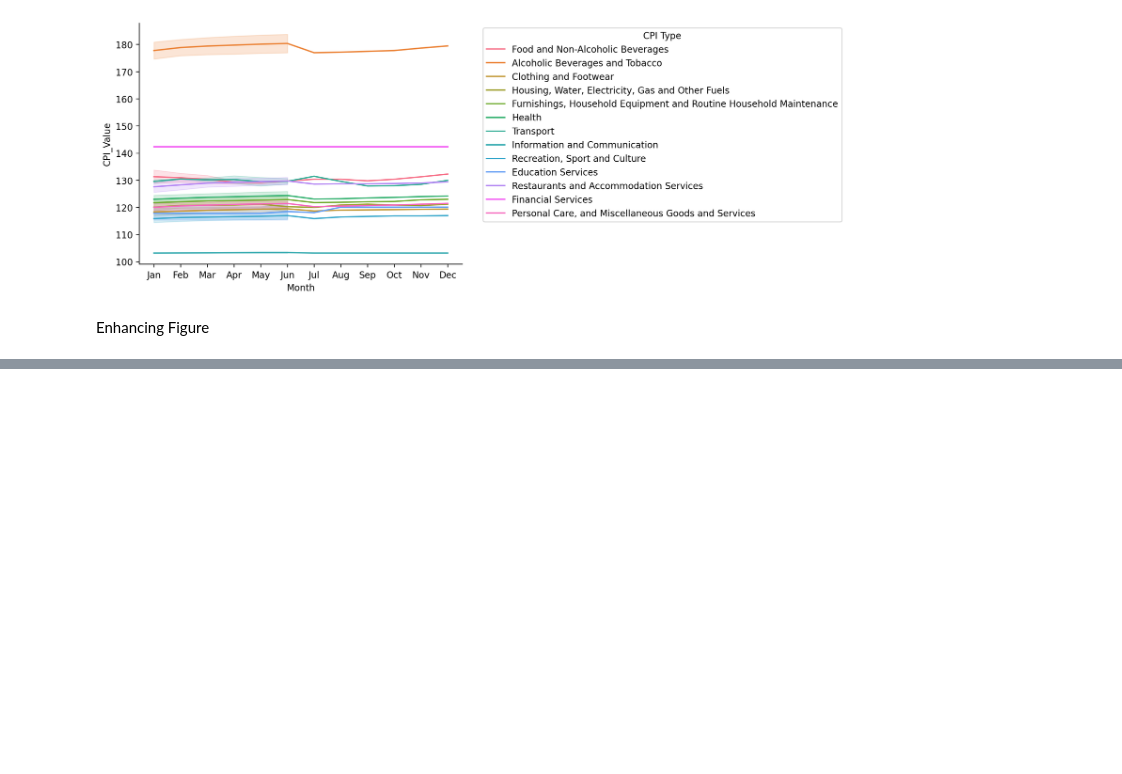
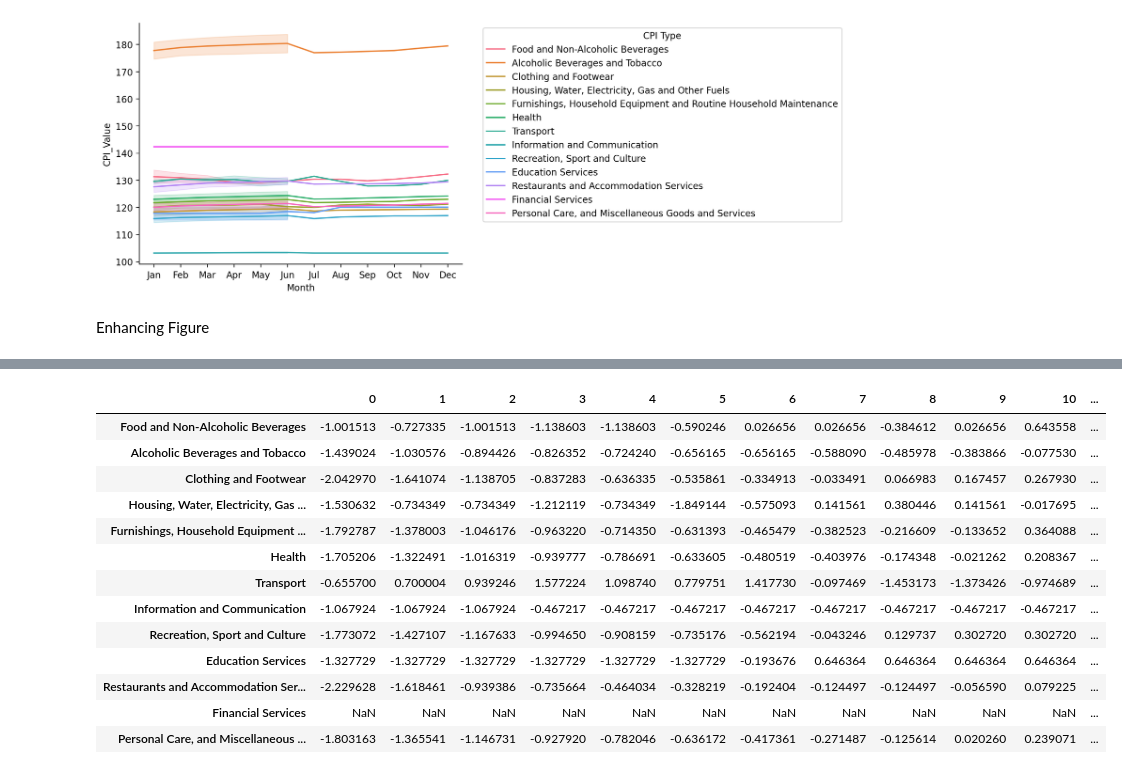
Before and after one commit to DeathNox/Philippine-CPI-Consumer-Price-Index-Trends-An-Introductory-Data-Analysis, a Jupyter notebook: plotting.ipynb, the cells around one changed output, grey strips where cells are left out. Cells and saved outputs as stored; diff of their text form; code cells hidden in the pictures; blank space fills up the shorter version.

```diff
--- a/plotting.ipynb
+++ b/plotting.ipynb
@@ -87,0 +102,26 @@ fig.show()
+# %%
+# Select only numeric columns for standardization and plotting
+numeric_cols = df_new.select_dtypes(include='number').columns
+
+# Standardize the numeric columns
+standardized = (df_new[numeric_cols] - df_new[numeric_cols].mean()) / df_new[numeric_cols].std()
+
+
+standardized = standardized.T
+
+standardized
+# %% [output]
+|  | 0 | 1 | 2 | 3 | 4 | 5 | 6 | 7 | 8 | 9 | 10 | ... |
+| Food and Non-Alcoholic Beverages | -1.001513 | -0.727335 | -1.001513 | -1.138603 | -1.138603 | -0.590246 | 0.026656 | 0.026656 | -0.384612 | 0.026656 | 0.643558 | ... |
+| Alcoholic Beverages and Tobacco | -1.439024 | -1.030576 | -0.894426 | -0.826352 | -0.724240 | -0.656165 | -0.656165 | -0.588090 | -0.485978 | -0.383866 | -0.077530 | ... |
+| Clothing and Footwear | -2.042970 | -1.641074 | -1.138705 | -0.837283 | -0.636335 | -0.535861 | -0.334913 | -0.033491 | 0.066983 | 0.167457 | 0.267930 | ... |
+| Housing, Water, Electricity, Gas ... | -1.530632 | -0.734349 | -0.734349 | -1.212119 | -0.734349 | -1.849144 | -0.575093 | 0.141561 | 0.380446 | 0.141561 | -0.017695 | ... |
+| Furnishings, Household Equipment ... | -1.792787 | -1.378003 | -1.046176 | -0.963220 | -0.714350 | -0.631393 | -0.465479 | -0.382523 | -0.216609 | -0.133652 | 0.364088 | ... |
+| Health | -1.705206 | -1.322491 | -1.016319 | -0.939777 | -0.786691 | -0.633605 | -0.480519 | -0.403976 | -0.174348 | -0.021262 | 0.208367 | ... |
+| Transport | -0.655700 | 0.700004 | 0.939246 | 1.577224 | 1.098740 | 0.779751 | 1.417730 | -0.097469 | -1.453173 | -1.373426 | -0.974689 | ... |
+| Information and Communication | -1.067924 | -1.067924 | -1.067924 | -0.467217 | -0.467217 | -0.467217 | -0.467217 | -0.467217 | -0.467217 | -0.467217 | -0.467217 | ... |
+| Recreation, Sport and Culture | -1.773072 | -1.427107 | -1.167633 | -0.994650 | -0.908159 | -0.735176 | -0.562194 | -0.043246 | 0.129737 | 0.302720 | 0.302720 | ... |
+| Education Services | -1.327729 | -1.327729 | -1.327729 | -1.327729 | -1.327729 | -1.327729 | -0.193676 | 0.646364 | 0.646364 | 0.646364 | 0.646364 | ... |
+| Restaurants and Accommodation Ser... | -2.229628 | -1.618461 | -0.939386 | -0.735664 | -0.464034 | -0.328219 | -0.192404 | -0.124497 | -0.124497 | -0.056590 | 0.079225 | ... |
+| Financial Services | NaN | NaN | NaN | NaN | NaN | NaN | NaN | NaN | NaN | NaN | NaN | ... |
+| Personal Care, and Miscellaneous ... | -1.803163 | -1.365541 | -1.146731 | -0.927920 | -0.782046 | -0.636172 | -0.417361 | -0.271487 | -0.125614 | 0.020260 | 0.239071 | ... |
```
Also changed, not shown: parts of 6 cells of this notebook, 13 other files.
